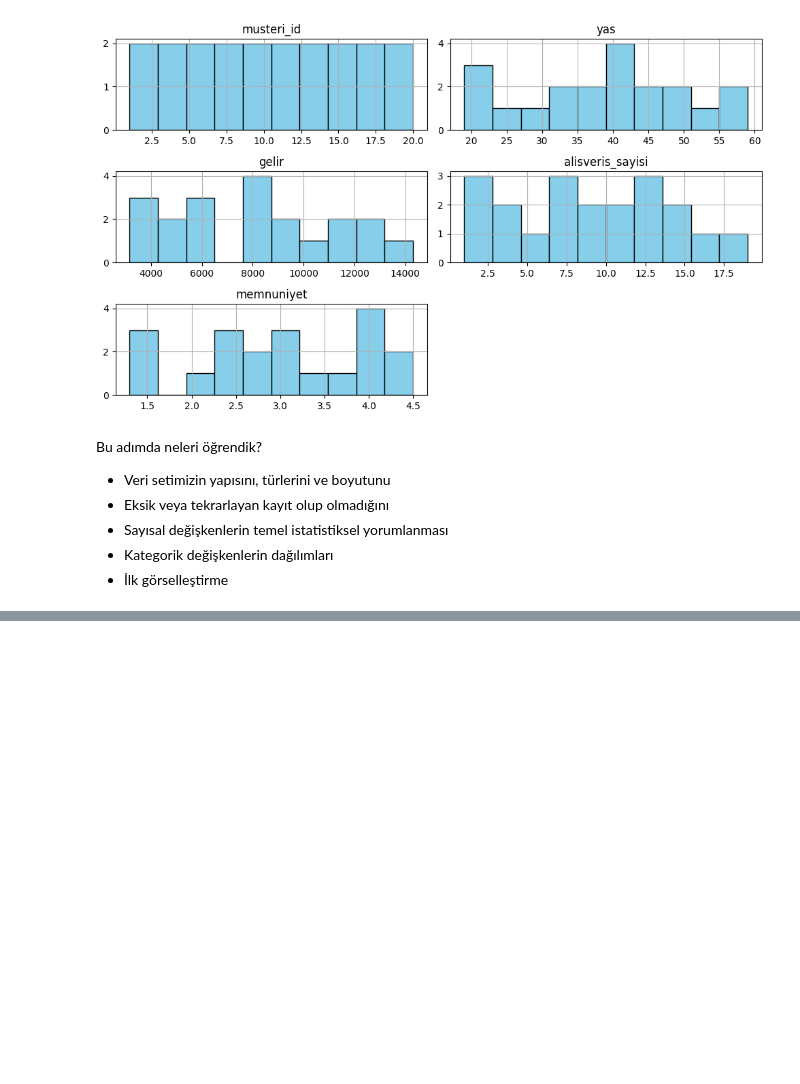
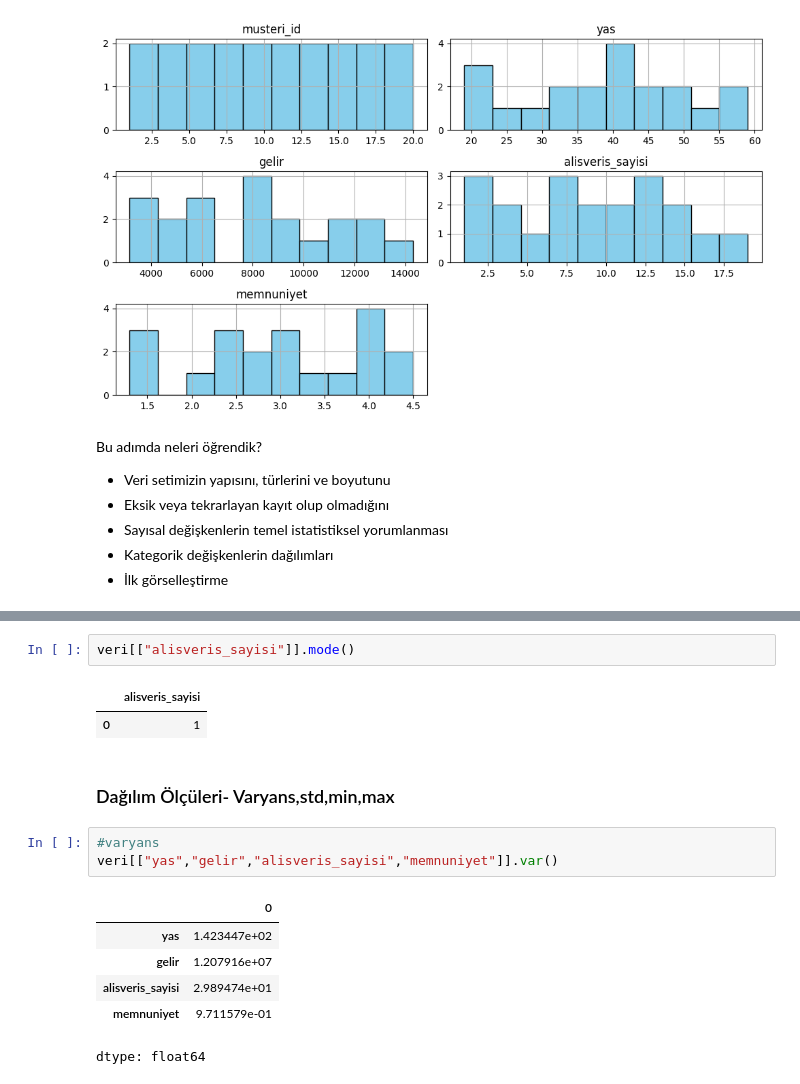
Before and after one commit to ArsenLupen53/GYZU-BTK-codespace, a Jupyter notebook: veri_seti_inceleme/veri_seti_ilk_islemler_gorsellestirme.ipynb, the cells around one changed output, grey strips where cells are left out. Cells and saved outputs as stored; diff of their text form; blank space fills up the shorter version.

```diff
--- a/veri_seti_inceleme/veri_seti_ilk_islemler_gorsellestirme.ipynb
+++ b/veri_seti_inceleme/veri_seti_ilk_islemler_gorsellestirme.ipynb
@@ -218,0 +257,17 @@ Bu adımda neleri öğrendik?
+# %%
+veri[["alisveris_sayisi"]].mode()
+# %% [output]
+|  | alisveris_sayisi |
+| 0 | 1 |
+# %% [markdown]
+### Dağılım Ölçüleri- Varyans,std,min,max
+# %%
+#varyans
+veri[["yas","gelir","alisveris_sayisi","memnuniyet"]].var()
+# %% [output]
+|  | 0 |
+| yas | 1.423447e+02 |
+| gelir | 1.207916e+07 |
+| alisveris_sayisi | 2.989474e+01 |
+| memnuniyet | 9.711579e-01 |
+dtype: float64
```
Also changed, not shown: parts of 9 cells of this notebook.
